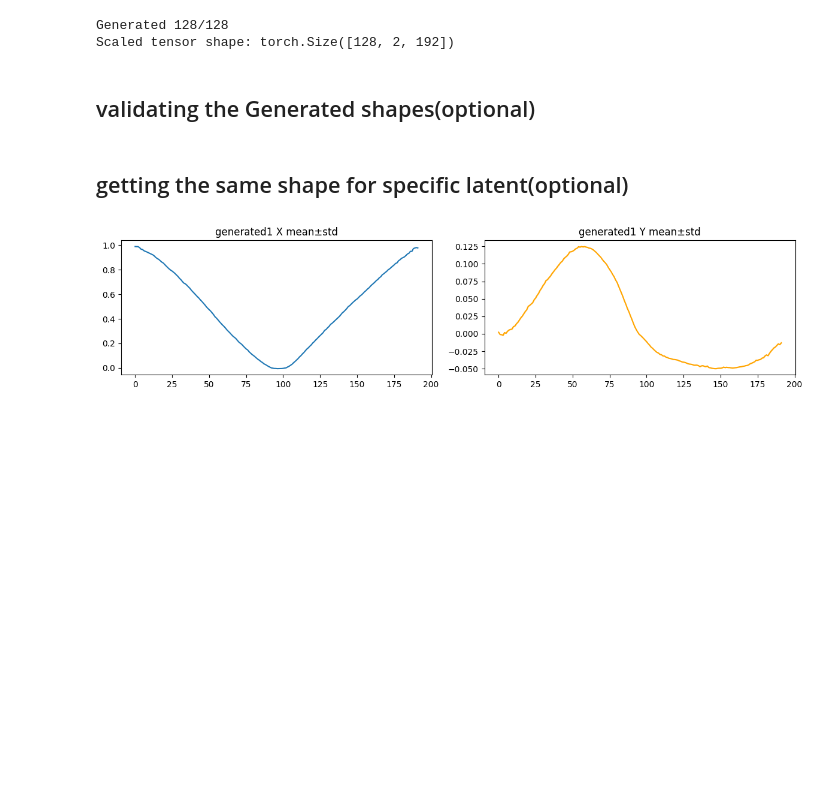
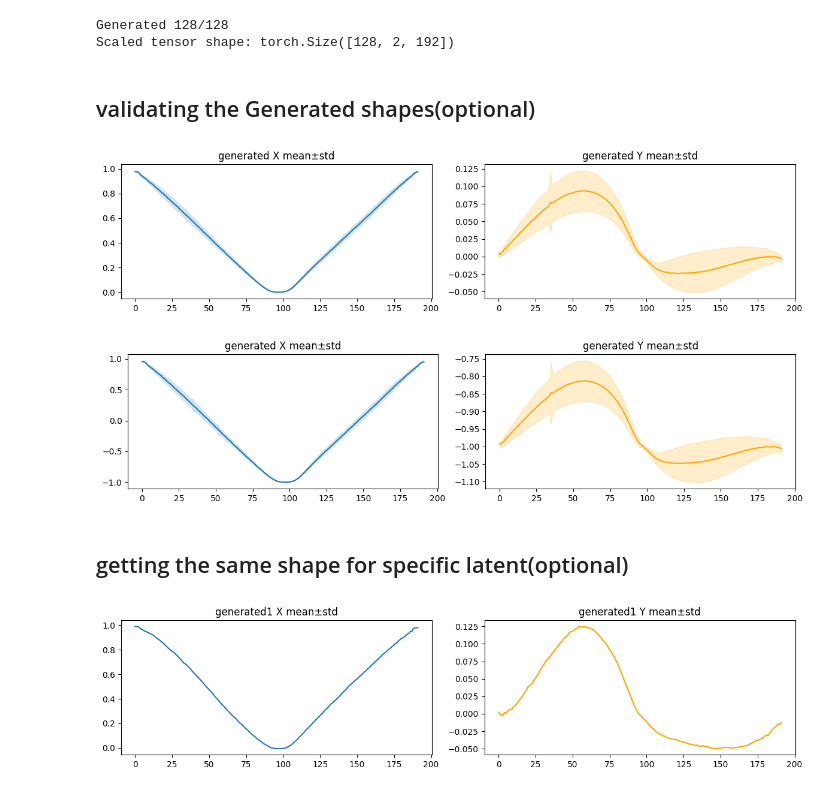
Before and after one commit to MahanVeisi8/Diff-MOBO, a Jupyter notebook: src/optimization_loop/outerloop_validating_notebook.ipynb, the cells around one changed output. Cells and saved outputs as stored; diff of their text form; code cells hidden in the pictures; blank space fills up the shorter version.

```diff
--- a/src/optimization_loop/outerloop_validating_notebook.ipynb
+++ b/src/optimization_loop/outerloop_validating_notebook.ipynb
@@ -26,7 +26,8 @@ diffusion = GaussianDiffusion1D(
     model,
     seq_length=192,      # must match your training setup
     objective='pred_noise',
-    timesteps=1000
+    timesteps=1000,
+    auto_normalize=False
 ).cuda()  # or .to(device)
 
 # Load checkpoint
@@ -204,6 +205,14 @@ def plot_signature(xs, name):
 
 # real_set   = xs_train if USE_TRAIN_AS_REAL else xs_test
 # real_label = "Train" if USE_TRAIN_AS_REAL else "Test"
+# %%
+plot_signature(generated_real , "generated")
+plot_signature(generated_scaled.transpose(1,2).cpu().detach().numpy() * 2 -1, "generated")
+# torch.equal(generated_scaled.transpose(1,2) ,  generated_scaled.permute(0,2,1))
+# torch.equal(generated_scaled.transpose(1,2).cpu() ,  torch.tensor(generated_real))
+# %% [output]
+[figure, added]
+[figure, added]
 # %% [markdown]
 ## getting the same shape for specific latent(optional)
 # %%
```
Also changed, not shown: 3 other files.
